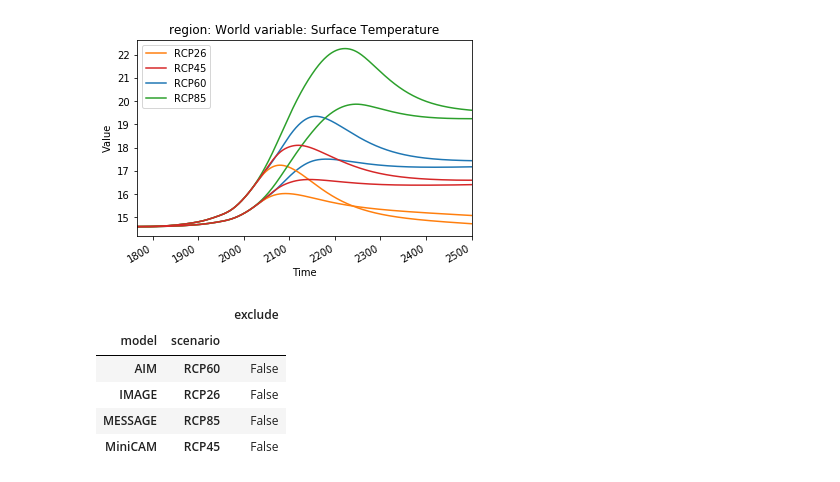
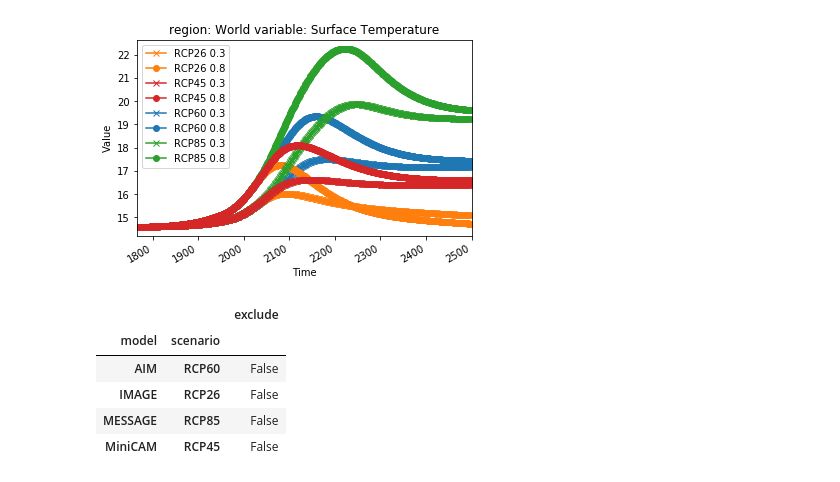
Before and after one commit to znicholls/openscm, a Jupyter notebook: notebooks/demo.ipynb, the cells around one changed output. Cells and saved outputs as stored; diff of their text form; code cells hidden in the pictures.

```diff
--- a/notebooks/demo.ipynb
+++ b/notebooks/demo.ipynb
@@ -26,5 +14,7 @@ INFO:root:Reading `../data/rcps/rcp26_emissions.csv`
 # %%
-rcps = OpenSCMDataFrame(rcp26.data.copy())  # TODO: add copy method to IamDataFrame
+# NBVAL_IGNORE_OUTPUT
+rcp26 = ScmDataFrame(join(DATA_PATH, "rcp26_emissions.csv"))
+rcps = ScmDataFrame(rcp26.data.copy())  # TODO: add copy method to IamDataFrame
 for rcp in ["rcp45", "rcp60", "rcp85"]:
     rcps.append(
         join(DATA_PATH, "{}_emissions.csv".format(rcp)),
@@ -81,10 +73,10 @@ res.head()
 # %%
 res.filter(
     variable="Surface Temperature",
     region="World",
-).line_plot(x="time", color="scenario");
+).line_plot(x="time", color="scenario", marker="beta (ppm / gigatc)");
 # %% [output]
-[figure, old version]
+[figure, new version]
 # %%
 res.meta
 # %% [output]
```
Also changed, not shown: parts of 6 cells of this notebook, 2 other files.
